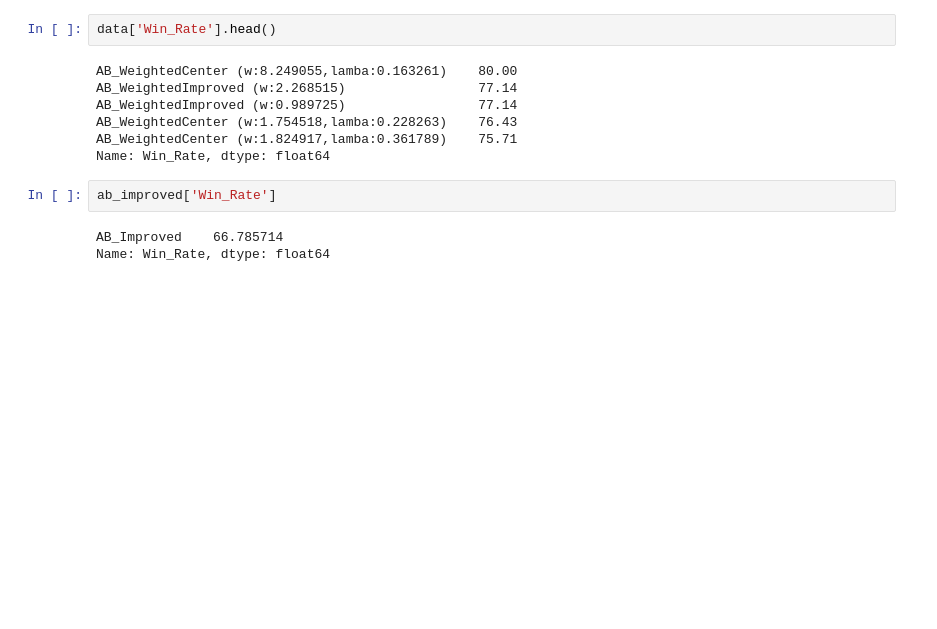
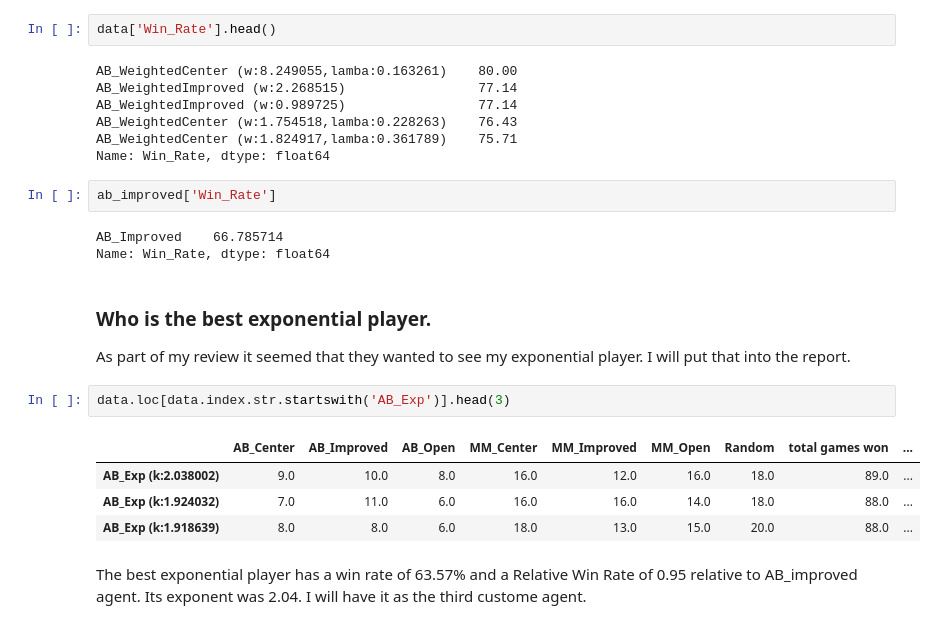
Before and after one commit to MrChristophRivera/AIND-Isolation, a Jupyter notebook: notebook/AnalysisOfAgents.ipynb, the cells around one changed output. Drawn from its saved outputs; the diff is of its cells as text; blank space fills up the shorter version.

Commit message:
- Added commentary about exponential players to heuristic analysis. - Changed custom_agent_3 in game_agent.py to exponential form.

```diff
--- a/notebook/AnalysisOfAgents.ipynb
+++ b/notebook/AnalysisOfAgents.ipynb
@@ -401,3 +401,16 @@ ab_improved['Win_Rate']
 # %% [output]
 AB_Improved    66.785714
 Name: Win_Rate, dtype: float64
+# %% [markdown]
+### Who is the best exponential player.
+As part of my review it seemed that they wanted to see my exponential player. I will put that into the report.
+# %%
+data.loc[data.index.str.startswith('AB_Exp')].head(3)
+# %% [output]
+|  | AB_Center | AB_Improved | AB_Open | MM_Center | MM_Improved | MM_Open | Random | total games won | ... |
+| AB_Exp (k:2.038002) | 9.0 | 10.0 | 8.0 | 16.0 | 12.0 | 16.0 | 18.0 | 89.0 | ... |
+| AB_Exp (k:1.924032) | 7.0 | 11.0 | 6.0 | 16.0 | 16.0 | 14.0 | 18.0 | 88.0 | ... |
+| AB_Exp (k:1.918639) | 8.0 | 8.0 | 6.0 | 18.0 | 13.0 | 15.0 | 20.0 | 88.0 | ... |
+# %% [markdown]
+The best exponential player has a win rate of 63.57% and a Relative Win Rate of 0.95 relative to AB_improved agent.
+Its exponent was 2.04. I will have it as the third custome agent.
```
Also changed, not shown: parts of 5 cells of this notebook, 3 other files.
